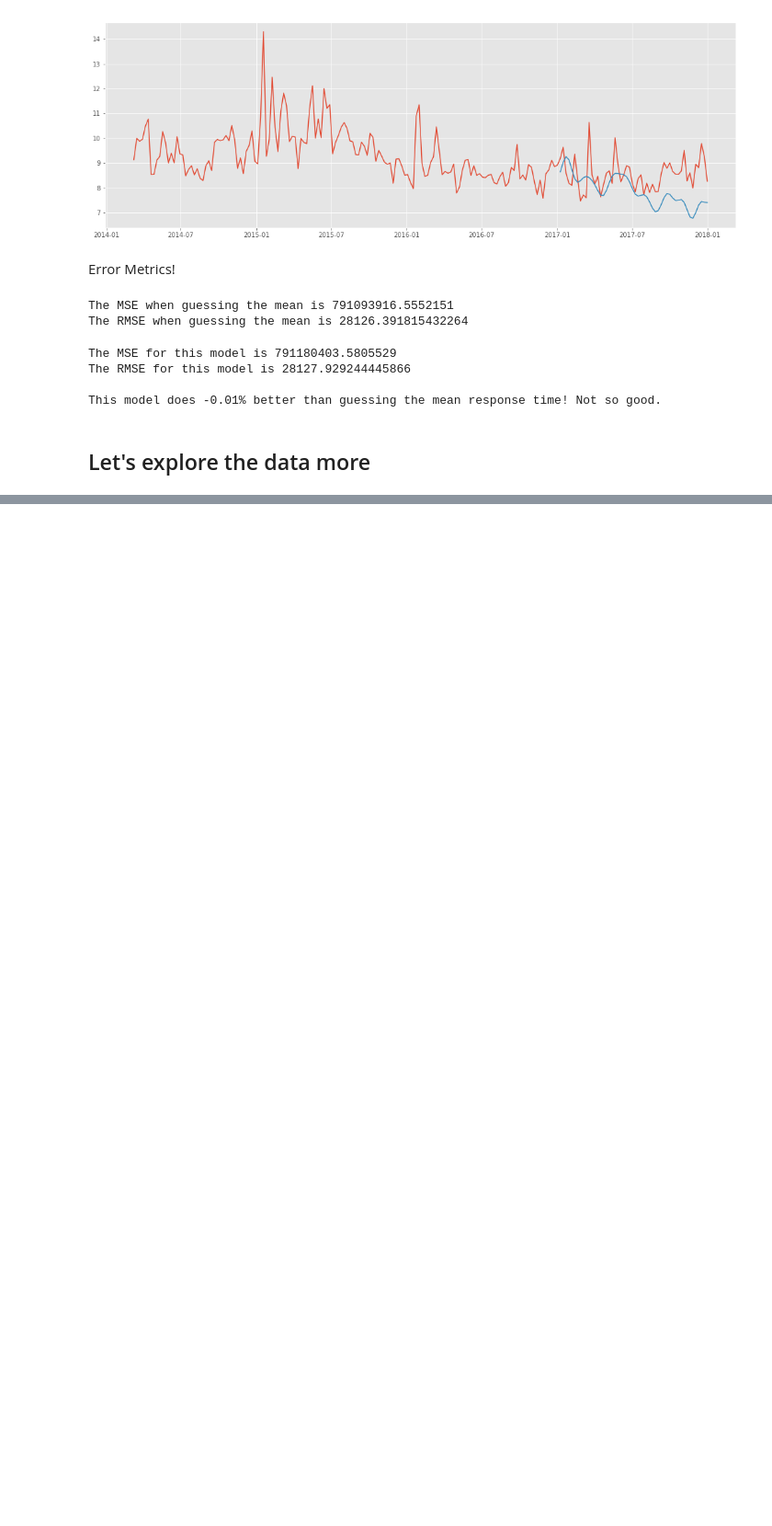
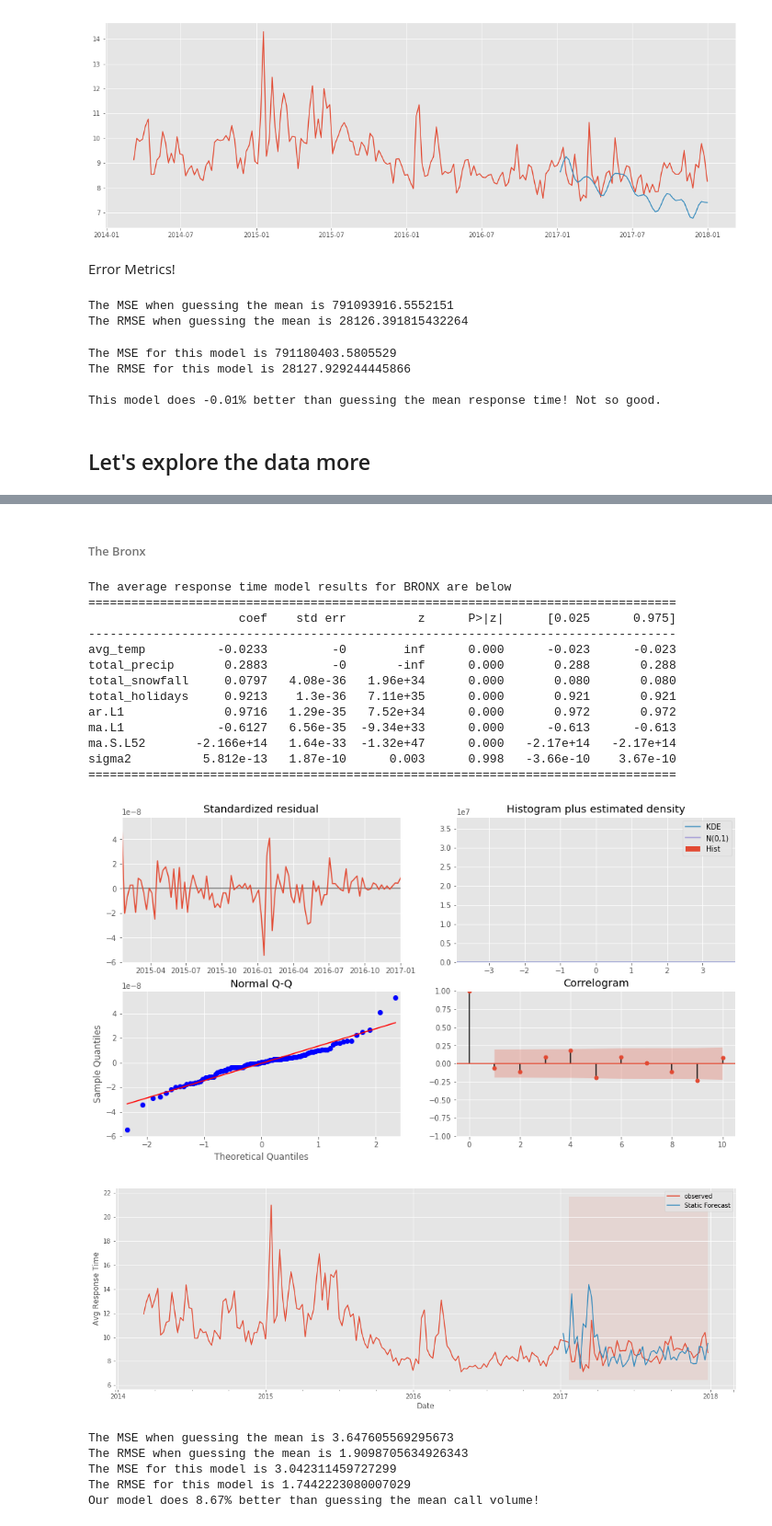
Before and after one commit to boscacci/NYC-EMS-Time-Series, a Jupyter notebook: 2019-01-23_1409_EMS.ipynb, the cells around one changed output, grey strips where cells are left out. Shown at 92% size. Cells and saved outputs as stored; diff of their text form; code cells hidden in the pictures; blank space fills up the shorter version.

Commit message:
split by borough

```diff
--- a/2019-01-23_1409_EMS.ipynb
+++ b/2019-01-23_1409_EMS.ipynb
@@ -643,0 +861,25 @@ weekly_call_volume_df.nsmallest(10, 'sum of weekly calls')
+# %% [markdown]
+###### The Bronx
+# %%
+avg_time_by_borough('BRONX')
+# %% [output]
+The average response time model results for BRONX are below
+==================================================================================
+                     coef    std err          z      P>|z|      [0.025      0.975]
+----------------------------------------------------------------------------------
+avg_temp          -0.0233         -0        inf      0.000      -0.023      -0.023
+total_precip       0.2883         -0       -inf      0.000       0.288       0.288
+total_snowfall     0.0797   4.08e-36   1.96e+34      0.000       0.080       0.080
+total_holidays     0.9213    1.3e-36   7.11e+35      0.000       0.921       0.921
+ar.L1              0.9716   1.29e-35   7.52e+34      0.000       0.972       0.972
+ma.L1             -0.6127   6.56e-35  -9.34e+33      0.000      -0.613      -0.613
+ma.S.L52       -2.166e+14   1.64e-33  -1.32e+47      0.000   -2.17e+14   -2.17e+14
+sigma2          5.812e-13   1.87e-10      0.003      0.998   -3.66e-10    3.67e-10
+==================================================================================
+[figure, added]
+[figure, added]
+The MSE when guessing the mean is 3.647605569295673
+The RMSE when guessing the mean is 1.9098705634926343
+The MSE for this model is 3.042311459727299
+The RMSE for this model is 1.7442223080007029
+Our model does 8.67% better than guessing the mean call volume!
```
Also changed, not shown: parts of 31 cells of this notebook.
